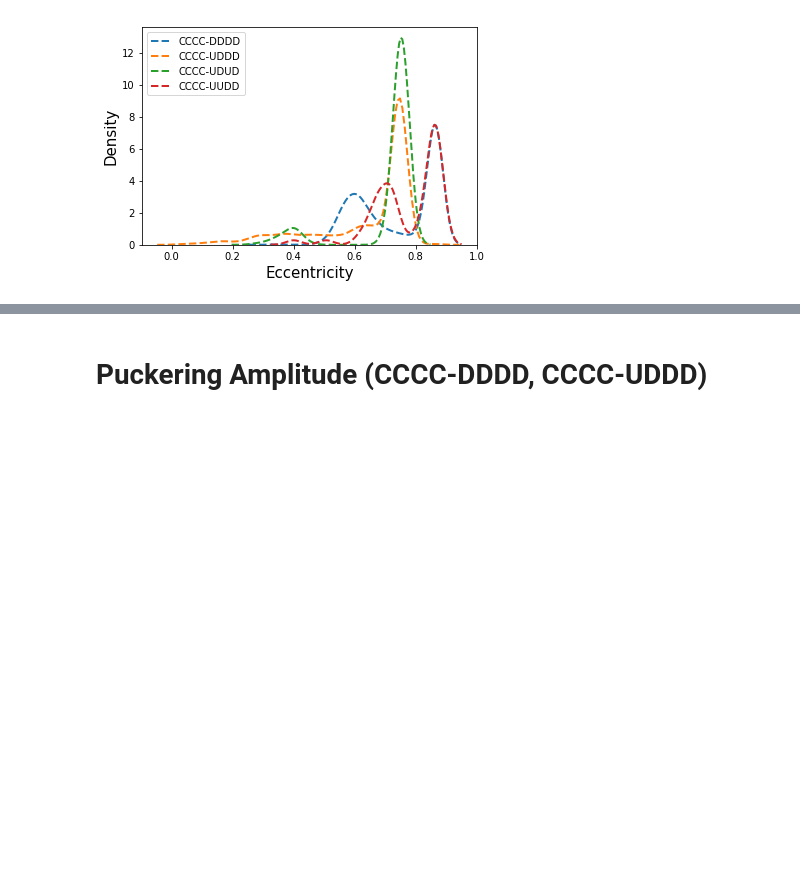
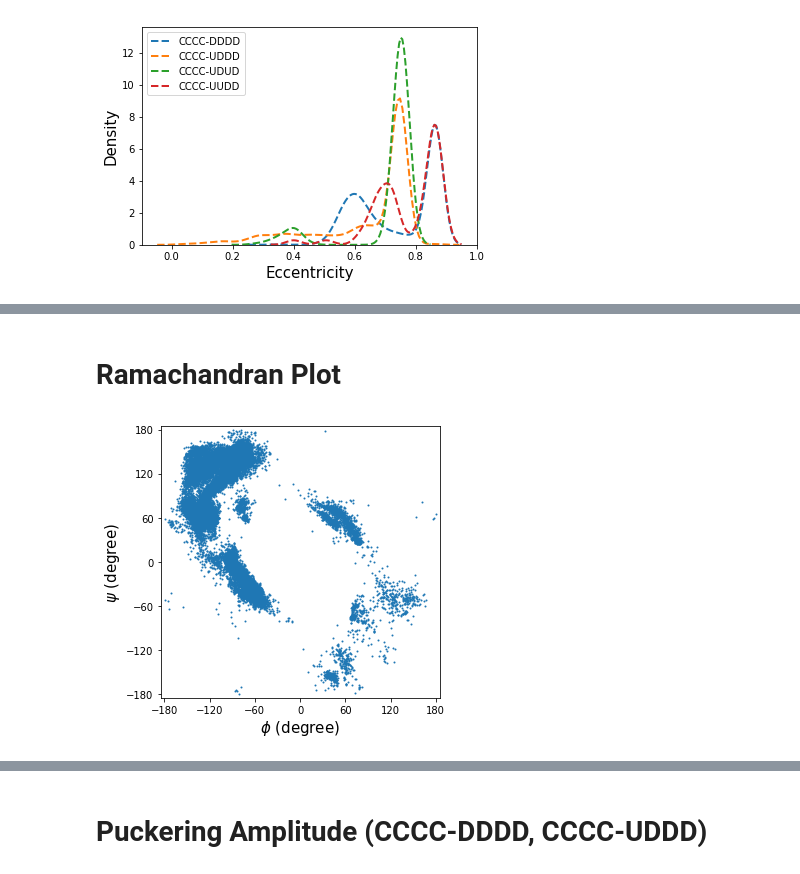
Before and after one commit to lucianlschan/RING, a Jupyter notebook: Cyclic Peptide Analysis.ipynb, the cells around one changed output, grey strips where cells are left out. Saved outputs shown, nothing was run; the diff lists cells and outputs as text; code cells hidden in the pictures; blank space fills up the shorter version.

```diff
--- a/Cyclic Peptide Analysis.ipynb
+++ b/Cyclic Peptide Analysis.ipynb
@@ -59,0 +105,17 @@ plt.show()
+# %% [markdown]
+# Ramachandran Plot
+# %%
+# Cyclic tetrapeptide
+phi = pd.concat([ctp["EndoT1"],ctp["EndoT4"],ctp["EndoT7"],ctp["EndoT10"]],axis=0)
+psi = pd.concat([ctp["EndoT0"],ctp["EndoT3"],ctp["EndoT6"],ctp["EndoT9"]],axis=0)
+plt.figure(figsize=(5,5))
+plt.scatter(phi*180/np.pi,psi*180/np.pi,s=1)
+plt.xlim(-185,185)
+plt.xticks([-180,-120,-60,0,60,120,180])
+plt.ylim(-185,185)
+plt.yticks([-180,-120,-60,0,60,120,180])
+plt.xlabel(r"$\phi$ (degree)",size=15)
+plt.ylabel(r"$\psi$ (degree)",size=15)
+plt.show()
+# %% [output]
+[figure, added]
```
Also changed, not shown: parts of 21 cells of this notebook, 1 other file.
